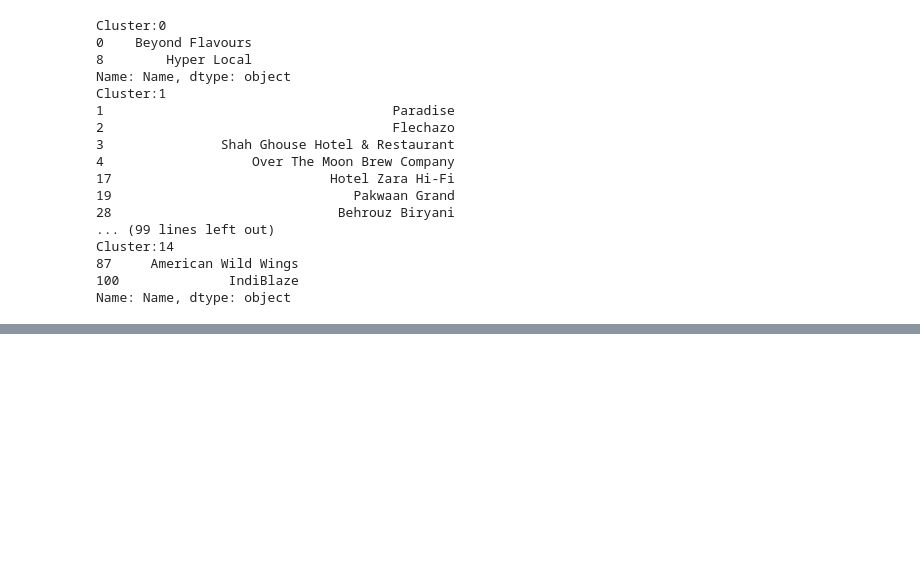
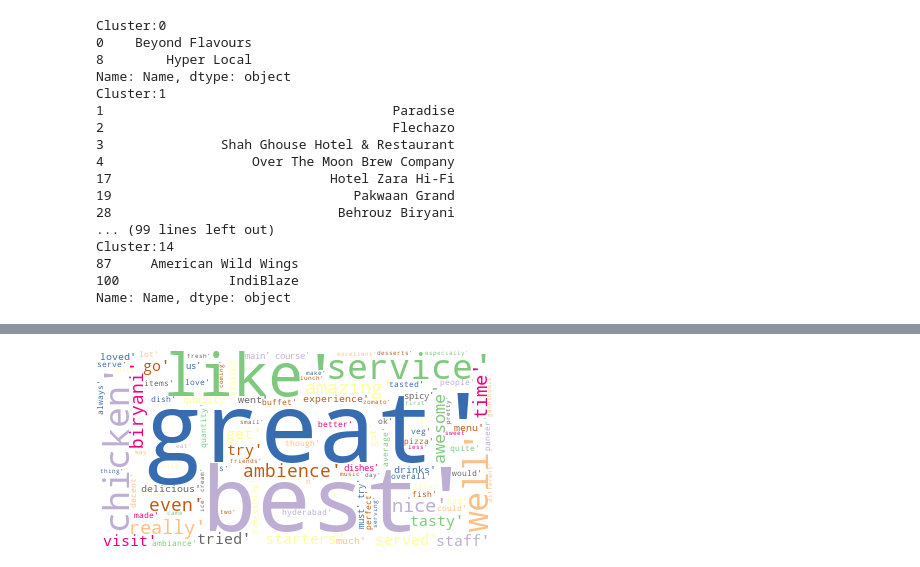
Before and after one commit to Sriharish19/SH_Zomato-Restaurant-Clustering-and-Sentiment-Analysis, a Jupyter notebook: SH_Zomato_Restaurant_Clustering_and_Sentiment_Analysis.ipynb, the cells around one changed output, grey strips where cells are left out. Saved outputs shown, nothing was run; the diff lists cells and outputs as text; code cells hidden in the pictures; blank space fills up the shorter version.

```diff
--- a/SH_Zomato_Restaurant_Clustering_and_Sentiment_Analysis.ipynb
+++ b/SH_Zomato_Restaurant_Clustering_and_Sentiment_Analysis.ipynb
@@ -802,0 +901,2 @@ Name: Name, dtype: object
+# %%
+df_r.reset_index(inplace = True)
@@ -802,0 +910,25 @@ Name: Name, dtype: object
+# %%
+# Stop words
+stop_words = stopwords.words('english')
+# Rest words
+rest_word = ['order','restaurant','taste','ordered','good','food','table','place','one','also']
+# %%
+df_r['Reviews_txt_processed'] = df_r['Review']
+# %%
+# Wordcloud for Reviews
+# df_r['Review'] = df_r['Review'].astype(str)
+df_r['Reviews_txt_processed'] = df_r['Reviews_txt_processed'].map(lambda x: re.sub('[,\.!?]','', x))
+df_r['Reviews_txt_processed'] = df_r['Reviews_txt_processed'].map(lambda x: x.lower())
+df_r['Reviews_txt_processed'] = df_r['Reviews_txt_processed'].map(lambda x: x.split())
+df_r['Reviews_txt_processed'] = df_r['Reviews_txt_processed'].apply(lambda x: [words for words in x if words not in stop_words])
+df_r['Reviews_txt_processed'] = df_r['Reviews_txt_processed'].apply(lambda x: [words for words in x if words not in rest_word])
+df_r['Reviews_txt_processed'] = df_r['Reviews_txt_processed'].astype(str)
+
+ps = PorterStemmer()
+long_string = ','.join(list(df_r['Reviews_txt_processed'].values))
+# print(long_string)
+wordcloud = WordCloud(background_color="white", max_words=100, contour_width=13,colormap = 'Accent')
+wordcloud.generate(long_string)
+wordcloud.to_image()
+# %% [output]
+[figure, added]
```
Also changed, not shown: parts of 106 cells of this notebook.
